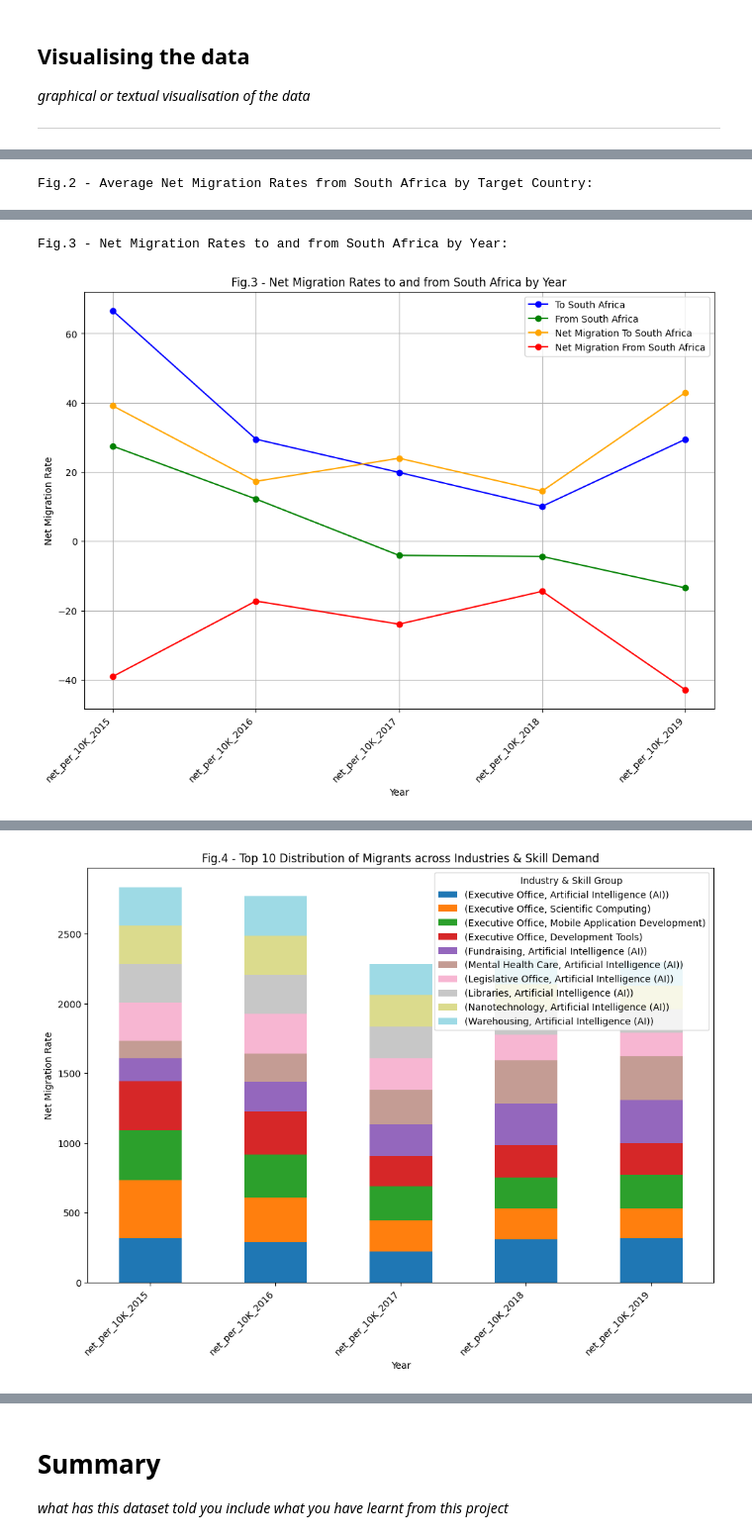
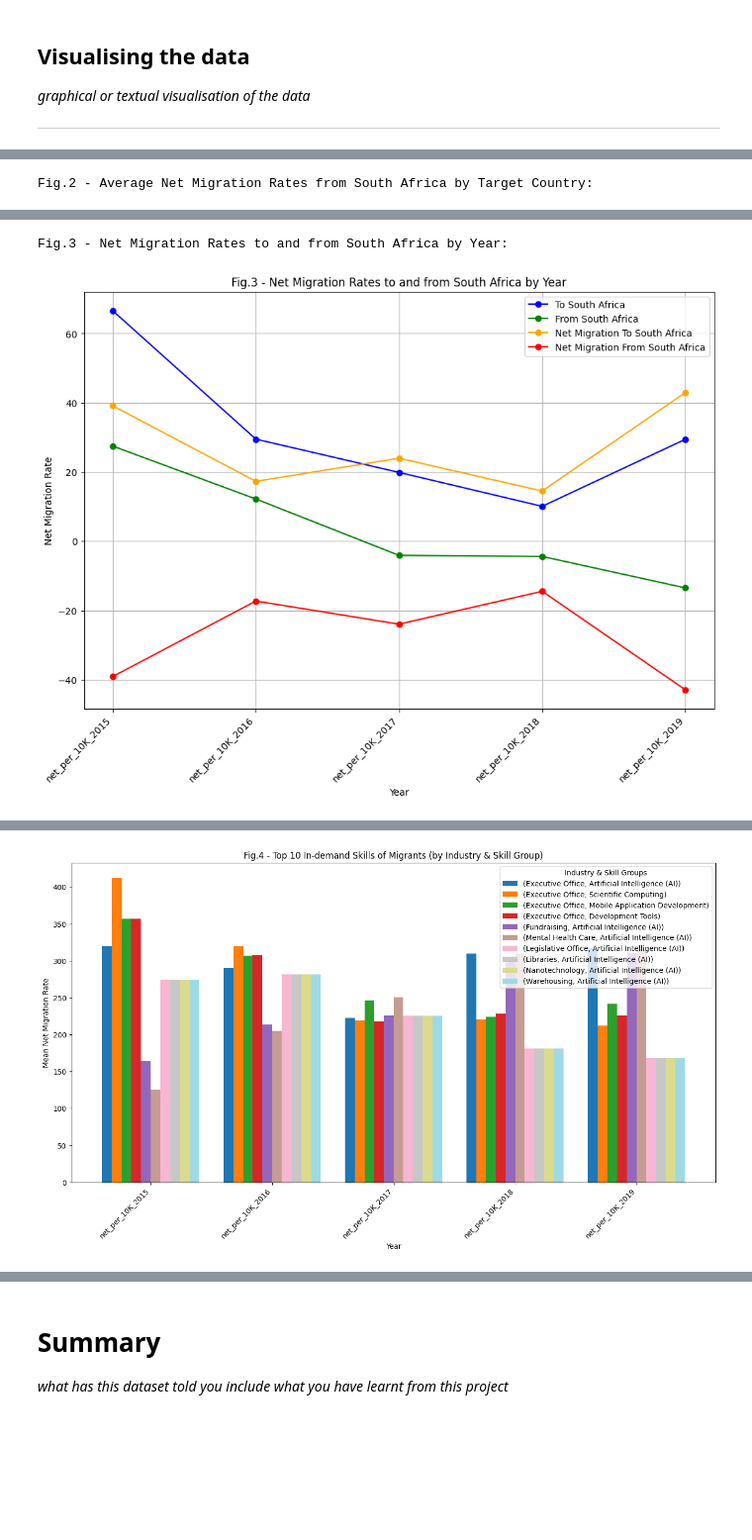
Before and after one commit to TsamayaDesigns/codeDivision-data-with-python, a Jupyter notebook: Data_Project_Beyond_Borders_Analysing_Migration_Patterns_in_South_Africa_(v2).ipynb, the cells around one changed output, grey strips where cells are left out. Shown at 99% size. Cells and saved outputs as stored; diff of their text form; code cells hidden in the pictures; blank space fills up the shorter version.

```diff
--- a/Data_Project_Beyond_Borders_Analysing_Migration_Patterns_in_South_Africa_(v2).ipynb
+++ b/Data_Project_Beyond_Borders_Analysing_Migration_Patterns_in_South_Africa_(v2).ipynb
@@ -870,78 +880,19 @@ def visualise_data(years, grouped_industry_skill_df_top10, top_skills_to):
   print("\n")
 
   # Question 2: Which industries are attracting migrants from South Africa, and what is the trend in their skill demand over recent years?
-   # 2.1 Plot distribution of migrants across industries & skill demand
-  print("\nFig.4 - Question 2 - Distribution of Migrants across Industries & Skill Demand: ")
-  grouped_industry_skill_df_top10.set_index(['industry_name', 'skill_group_name'])[years].T.plot(kind="bar", stacked=True, figsize=(12, 8), cmap="tab20")
+  # Distribution of migrants across Industries & Skill demand
+  print("\nFig.4 - Question 2 - Top 10 In-demand Skills of Migrants (by Industry & Skill Group): ")
+  grouped_industry_skill_df_top10.set_index(["industry_name", "skill_group_name"])[years].T.plot(kind="bar", figsize=(16, 8), cmap="tab20", width=0.8)
   plt.xlabel("Year")
-  plt.ylabel("Net Migration Rate")
-  plt.title("Fig.4 - Top 10 Distribution of Migrants across Industries & Skill Demand")
-  plt.legend(title="Industry & Skill Group")
+  plt.ylabel("Mean Net Migration Rate")
+  plt.title("Fig.4 - Top 10 In-demand Skills of Migrants (by Industry & Skill Group)")
   plt.xticks(rotation=45, ha="right", va="top")
+  plt.legend(title="Industry & Skill Groups")
   plt.show()
   print("\n")
 
-  print("\nFig.4 - Question 2 - Distribution of Migrants across Industries & Skill Demand: ")
-  grouped_industry_skill_df_top10.set_index(['industry_name', 'skill_group_name'])[years].T.plot(kind="line", figsize=(12, 8), cmap="tab20", marker='o', linewidth=2.5)
-  plt.xlabel("Year")
-  plt.ylabel("Net Migration Rate")
-  plt.title("Fig.4 - Top 10 Distribution of Migrants across Industries & Skill Demand")
-  plt.legend(title="Industry & Skill Group")
-  plt.xticks(rotation=45, ha="right", va="top")
-  plt.show()
-  print("\n")
-
-  # 2.1 Plot distribution of migrants across industries & skill demand
-  grouped_industry_skill_df_top10.set_index(['industry_name', 'skill_group_name'])[years].T.plot(kind="bar", figsize=(12, 8), cmap="tab20")
-  plt.xlabel("Year")
-  plt.ylabel("Mean Net Migration Rate")
-  plt.title("Fig.7 - Primary Skill Categories of Migrants to/from South Africa & Net Migration Rate")
-  plt.xticks(rotation=45, ha="right", va="top")
-  plt.legend(title="Skill Group Categories")
-  plt.show()
-  print("\n")
-
-  # 2.1 Plot distribution of migrants across industries & skill demand
-  # print("\nQuestion 2 - Distribution of Migrants across Industries & Skill Demand: ")
-  # plt.figure(dpi=80)
-  # grouped_industry_skill_cat.T.plot(kind="bar", stacked=True, figsize=(12, 8), cmap="tab20")
-  # plt.xlabel("Year")
-  # plt.ylabel("Net Migration Rate")
-  # plt.title("Distribution of Migrants across Industries & Skill Demand")
-  # plt.legend(title="Industry & Skill Group")
-  # plt.show()
-  # print("\n")
-
-
-  # print("\nQuestion 2 - Distribution of Migrants across Industries & Skill Demand (scatter): ")
-  # fig, ax = plt.subplots(figsize=(12, 8))
-  # for skill_group_category, data in grouped_industry_skill_cat.iterrows():
-  #   ax.scatter(years, data, label=skill_group_category)
-  # ax.set_xlabel("Year")
-  # ax.set_ylabel("Net Migration Rate")
-  # ax.set_title("Distribution of Migrants across Industries & Skill Demand")
-  # ax.legend(title="Industry & Skill Group")
-  # plt.show()
-  # print("\n")
-
   # print("\nQuestion 2 - Distribution of Migrants across Industries & Skill Demand (bubble): ")
-  plt.figure(figsize=(12, 8))
-  for idx, row in grouped_industry_skill_df_top10.iterrows():
-    industry_name = row["industry_name"]
-    skill_group_name = row["skill_group_name"]
-    data_points = row[years]
-    bubble_size = row["bubble_size"]
-    plt.scatter(years, data_points, s=bubble_size * 10, alpha=0.6, label=f"{industry_name} - {skill_group_name}")
-  plt.xlabel("Year")
-  plt.ylabel("Net Migration Rate")
-  plt.title("Fig.5 - Top 10 - Industry & Skill Groups vs. Net Migration Rate")
-  plt.xticks(rotation=45, ha="right", va="top")
-  plt.legend(title="Industry & Skill Group")
-  plt.show()
-  print("\n")
-
-
-  # print("\nQuestion 2 - Distribution of Migrants across Industries & Skill Demand (bubble): ")
+  print("\nFig.6 - Top 10 Skills heading to and from South Africa by Year: ")
   plt.figure(figsize=(12, 8))
   for year in years:
     plt.plot(top_skills_to.index, top_skills_to[year], label=year, marker="o")
@@ -967,9 +918,9 @@ def visualise_data(years, grouped_industry_skill_df_top10, top_skills_to):
   print("\n")
 
   # Question 4: How does South Africa's migration patterns compare with those of Neighbouring countries within the same World Bank region?
-  # Visualize the net migration rates of South Africa and Neighbouring countries
+  # Visualise the net migration rates of South Africa and Neighbouring countries
   print("Question 4: How does South Africa's migration patterns compare with those of Neighbouring countries within the same World Bank region?")
-  print("\nFig.8 -Comparison of Net Migration Rates: South Africa vs Neighbouring Countries (Sub-Saharan Africa): ")
+  print("Fig.8 -Comparison of Net Migration Rates: South Africa vs Neighbouring Countries (Sub-Saharan Africa): ")
   plt.figure(figsize=(10, 6))
   sa_net_migration_rates.mean().plot(kind="line", label="South Africa", color="blue", alpha=0.6, marker="o")
   region_net_migration_rates.mean().plot(kind="line", label="Neighbouring Countries (Sub-Saharan Africa)", color="green", alpha=0.6, marker="o")
@@ -982,7 +933,7 @@ def visualise_data(years, grouped_industry_skill_df_top10, top_skills_to):
   plt.show()
   print("\n")
 
-  # Visualize the comparison of net migration rates of South Africa and Neighbouring countries (by income group)
+  # Visualise the comparison of net migration rates of South Africa and Neighbouring countries (by income group)
   print("\nFig.9 - Comparison of Net Migration Rates: By Income Groups: ")
   # Define the line colours
   colours = ["red", "orange", "blue", "yellow", "purple"]
@@ -1006,12 +957,12 @@ def visualise_data(years, grouped_industry_skill_df_top10, top_skills_to):
   ax2.legend(loc="lower right")
   print("\n")
 
-  print("\n\nFig.10 - Comparison of Net Migration Rates: By Income Groups: ")
-  combined_sa_region_income_data.plot(kind="bar", stacked=True, figsize=(12, 8), cmap="tab20")
+  print("\nFig.10 - Comparison of Net Migration Rates: By Income Groups: ")
+  combined_sa_region_income_data.plot(kind="bar", figsize=(12, 8), cmap="tab20", width=0.8)
   plt.xlabel("Year")
   plt.ylabel("Net Migration Rate")
   plt.title("Fig.10 - Net Migration Rates by Income Group: South Africa vs. Neighbouring Countries")
-  plt.legend(loc="upper right")
+  plt.legend(loc="lower right")
   plt.xticks(rotation=45, ha="right", va="top")
   plt.show()
   print("\nComparison of Net Migration Rates: By Income Groups: ", combined_sa_region_income_data)
@@ -1031 +982 @@ Fig.4 - Question 2 - Distribution of Migrants across Industries & Skill Demand:
-[figure, old version]
+[figure, new version]
```
Also changed, not shown: parts of 3 cells of this notebook.
